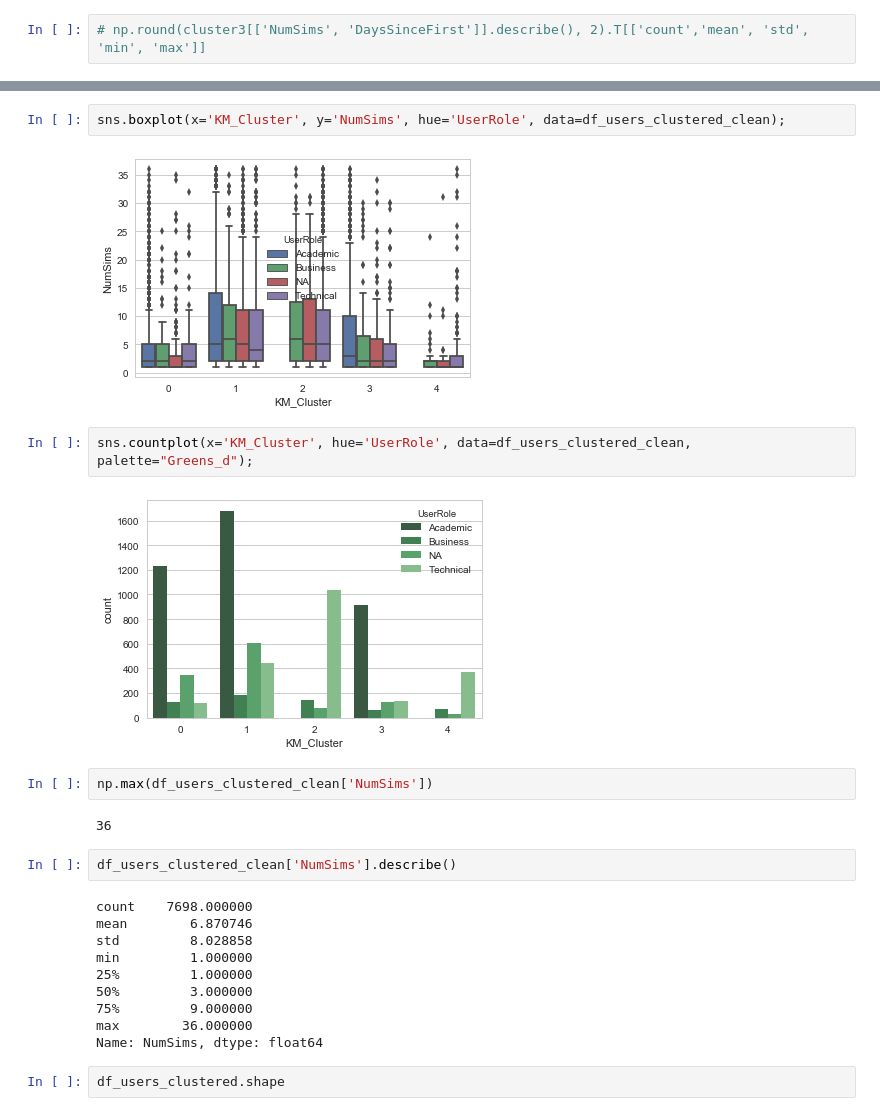
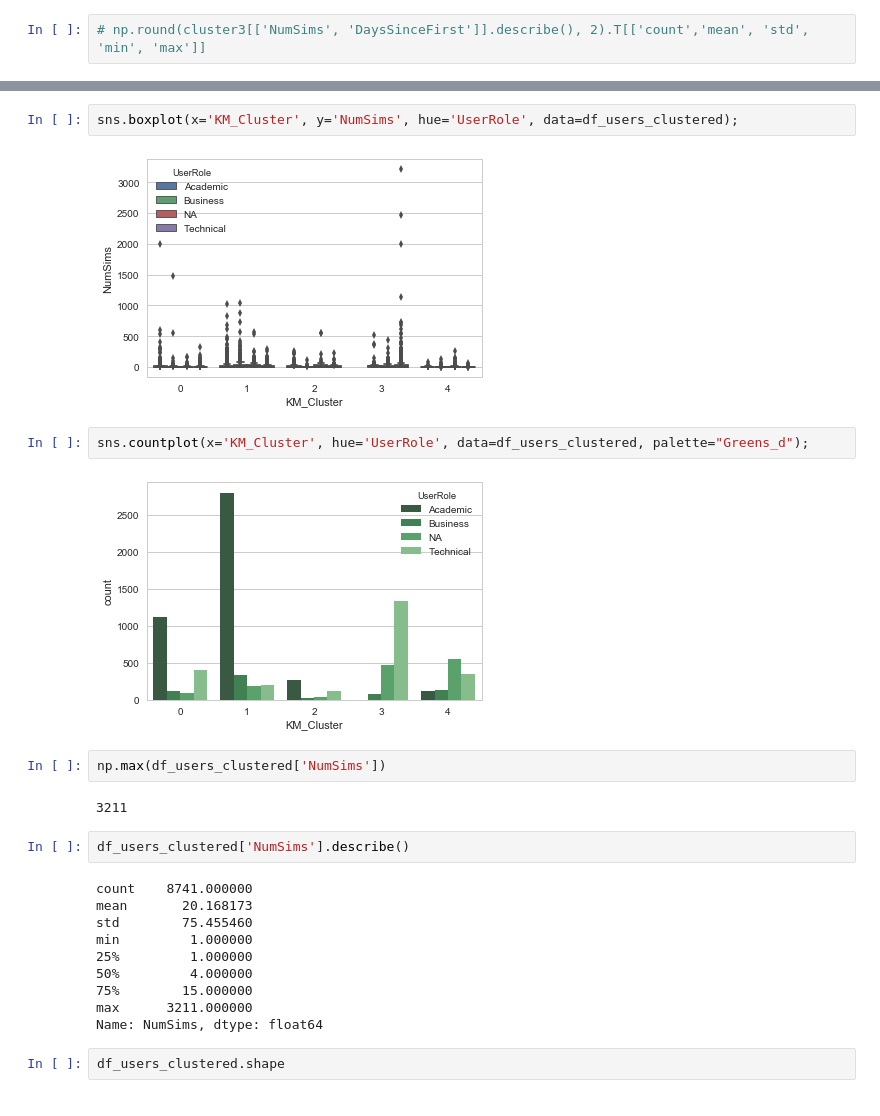
Before and after one commit to Stuart-D-King/homer_segmentation, a Jupyter notebook: homer_eda.ipynb, the cells around one changed output, grey strips where cells are left out. Cells and saved outputs as stored; diff of their text form.

```diff
--- a/homer_eda.ipynb
+++ b/homer_eda.ipynb
@@ -535,28 +543,28 @@ sns.swarmplot(x='KM_Cluster', y='NumSims', data=df_users_clustered_clean);
 # %% [output]
 [figure]
 # %%
-sns.boxplot(x='KM_Cluster', y='NumSims', hue='UserRole', data=df_users_clustered_clean);
+sns.boxplot(x='KM_Cluster', y='NumSims', hue='UserRole', data=df_users_clustered);
 # %% [output]
-[figure, old version]
+[figure, new version]
 # %%
-sns.countplot(x='KM_Cluster', hue='UserRole', data=df_users_clustered_clean, palette="Greens_d");
+sns.countplot(x='KM_Cluster', hue='UserRole', data=df_users_clustered, palette="Greens_d");
 # %% [output]
-[figure, old version]
+[figure, new version]
 # %%
-np.max(df_users_clustered_clean['NumSims'])
+np.max(df_users_clustered['NumSims'])
 # %% [output]
-36
+3211
 # %%
-df_users_clustered_clean['NumSims'].describe()
+df_users_clustered['NumSims'].describe()
 # %% [output]
-count    7698.000000
-mean        6.870746
-std         8.028858
+count    8741.000000
+mean       20.168173
+std        75.455460
 min         1.000000
 25%         1.000000
-50%         3.000000
-75%         9.000000
-max        36.000000
+50%         4.000000
+75%        15.000000
+max      3211.000000
 Name: NumSims, dtype: float64
 # %%
 df_users_clustered.shape
```
Also changed, not shown: parts of 28 cells of this notebook, 2 other files.
